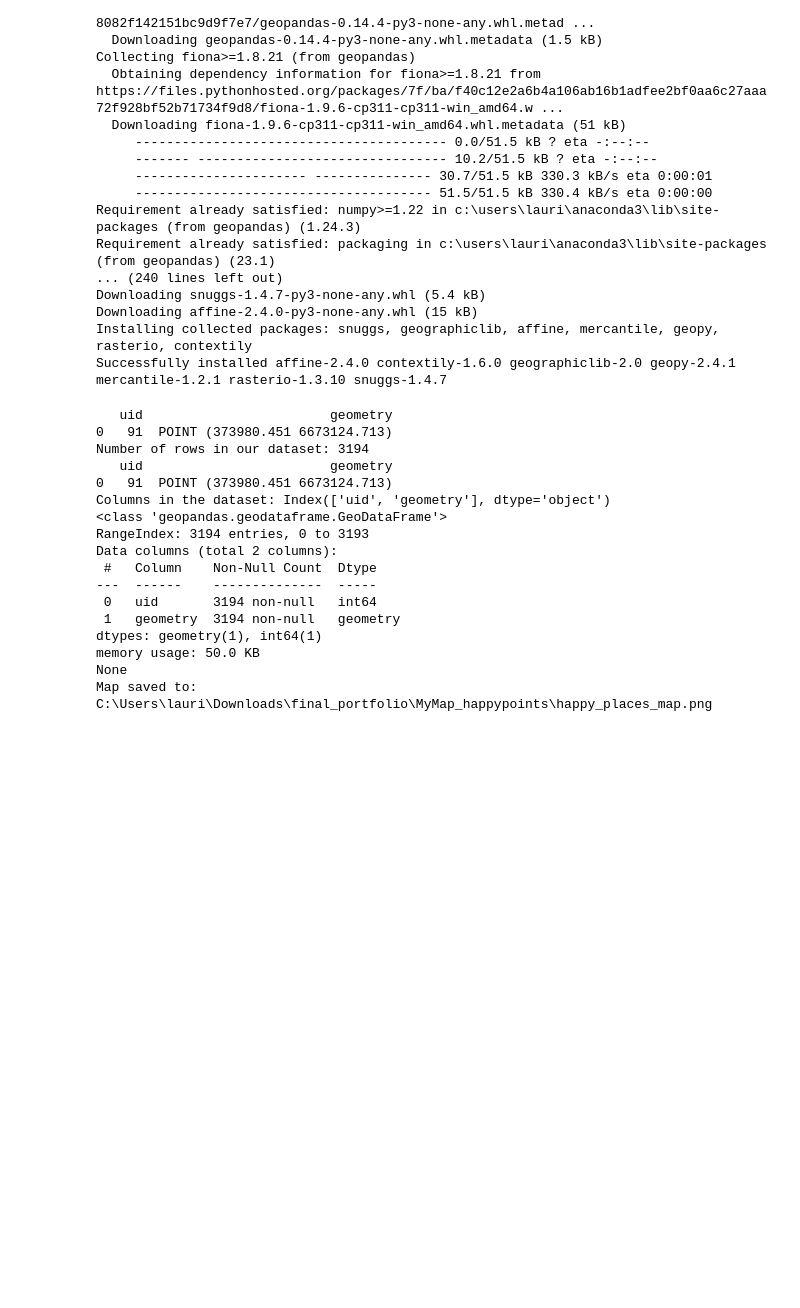
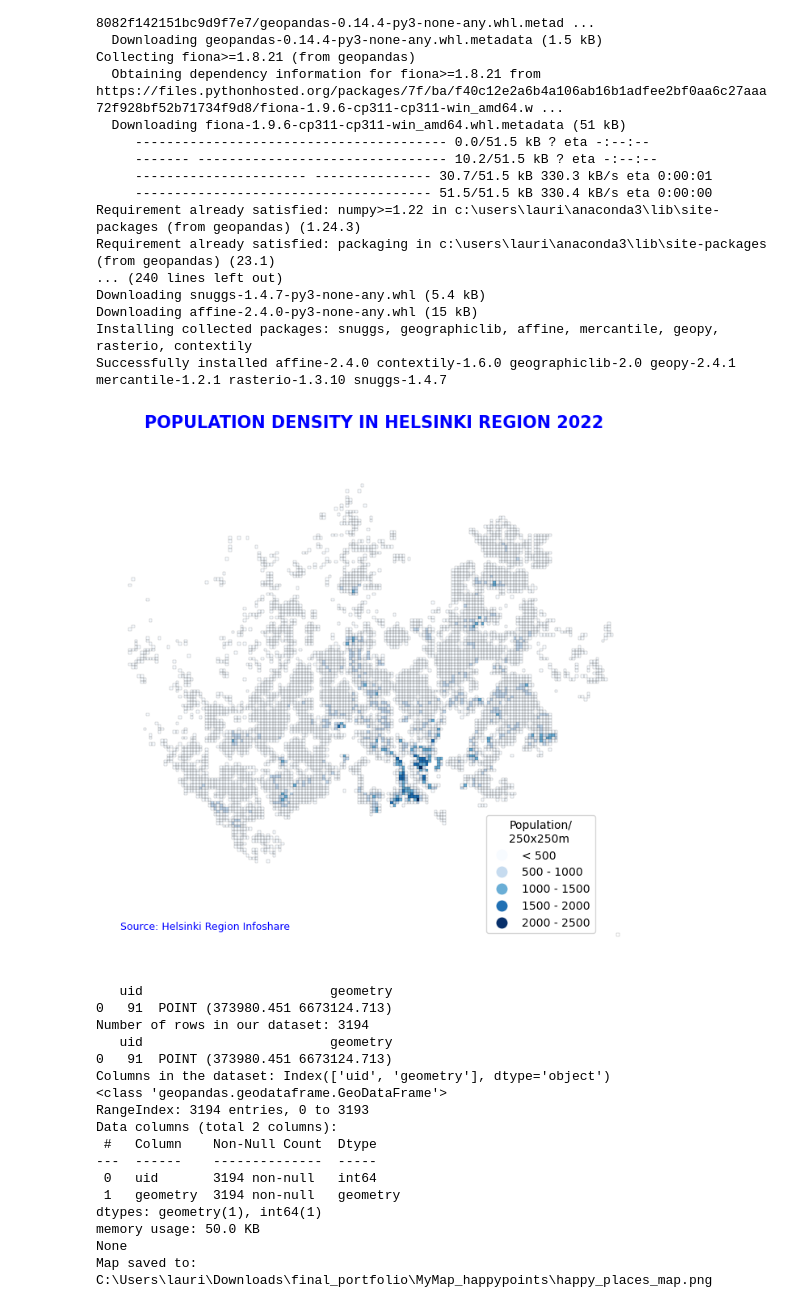
Before and after one commit to levolak/cartogis-portfolio, a Jupyter notebook: portfolio.ipynb, the cells around one changed output. Cells and saved outputs as stored; diff of their text form; code cells hidden in the pictures; blank space fills up the shorter version.

Commit message:
Description of your changes

```diff
--- a/portfolio.ipynb
+++ b/portfolio.ipynb
@@ -37,6 +37,48 @@ Downloading snuggs-1.4.7-py3-none-any.whl (5.4 kB)
 Downloading affine-2.4.0-py3-none-any.whl (15 kB)
 Installing collected packages: snuggs, geographiclib, affine, mercantile, geopy, rasterio, contextily
 Successfully installed affine-2.4.0 contextily-1.6.0 geographiclib-2.0 geopy-2.4.1 mercantile-1.2.1 rasterio-1.3.10 snuggs-1.4.7
+# %%
+import geopandas as gpd
+import matplotlib.pyplot as plt
+import pandas as pd
+
+# muista: https://hri.fi/data/fi/dataset/vaestotietoruudukko
+
+# Step 1: Load Data
+helsinki_grid = gpd.read_file('data/vaestotieto/Vaestotietoruudukko_2022.shp')
+
+helsinki_grid = helsinki_grid.to_crs(epsg=3879)  # Change the projection to Web Mercator (EPSG:3857)
+
+# Define population density bins
+density_bins = [0, 500, 1000, 1500, 2000, 2500]  # Define your own population density bins here
+
+# Define population density bin labels
+density_labels = ['< 500', '500 - 1000', '1000 - 1500', '1500 - 2000', '2000 - 2500']
+
+# Assign each cell to a population density bin
+helsinki_grid['density_bin'] = pd.cut(helsinki_grid['ASUKKAITA'], bins=density_bins, labels=density_labels)
+
+# Extract the boundaries of each grid cell
+cell_boundaries = helsinki_grid.boundary
+
+# Plot the thematic map with different colors for each population density bin and narrower cell boundaries
+fig, ax = plt.subplots(figsize=(10, 8))
+
+cell_boundaries.plot(ax=ax, color='black', linewidth=0.1)  # Plot cell boundaries with narrower lines and white color
+helsinki_grid.plot(column='density_bin', ax=ax, legend=True, cmap='Blues', linewidth=0.1,
+                   legend_kwds={'title': 'Population/\n250x250m', 'loc': 'upper right', 'bbox_to_anchor': (0.92, 0.3)})
+ax.axis('off')  # Turn off the axis
+plt.title('POPULATION DENSITY IN HELSINKI REGION 2022', fontsize=15, fontweight='bold', color='blue', pad=30)  # Use Arial font and set title color to white
+
+# Add the data source text in the bottom left corner with blue color
+plt.text(0.03, 0.06, 'Source: Helsinki Region Infoshare', transform=ax.transAxes, fontsize=9, color='blue')
+
+# Save the plot as a PNG file
+plt.savefig('population_density_helsinki.png', dpi=300, bbox_inches='tight')
+
+plt.show()
+# %% [output]
+[figure, added]
 # %%
 import geopandas as gpd
 import pathlib
```
Also changed, not shown: parts of 1 cell of this notebook, 7 other files.
